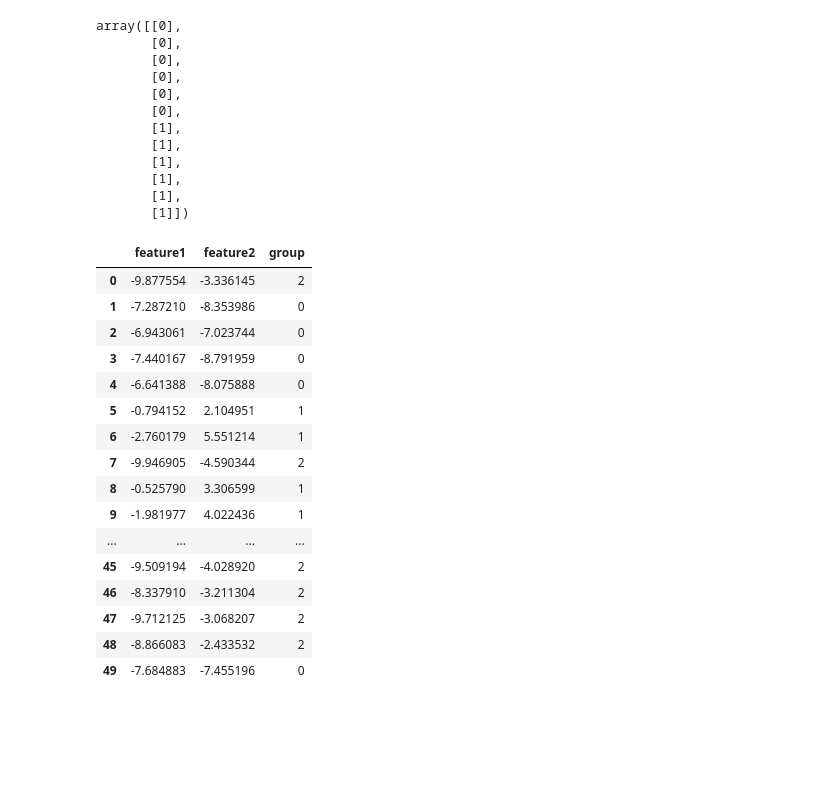
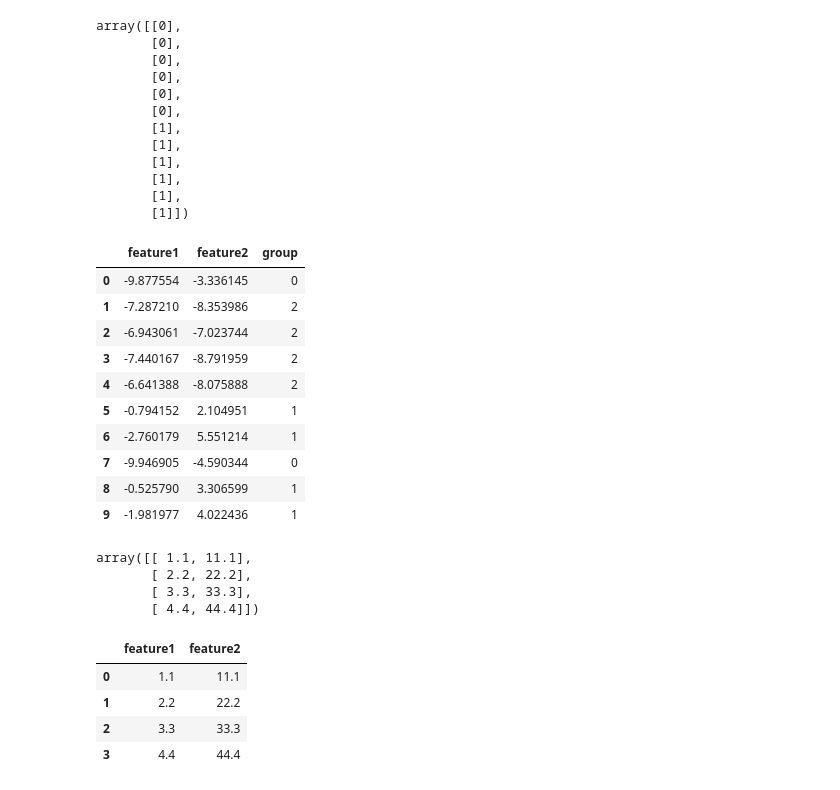
Before and after one commit to SamGombs20/DataAnalysisSample, a Jupyter notebook: code/handlingNumericalData.ipynb, the cells around one changed output. Drawn from its saved outputs; the diff is of its cells as text; code cells hidden in the pictures; blank space fills up the shorter version.

```diff
--- a/code/handlingNumericalData.ipynb
+++ b/code/handlingNumericalData.ipynb
@@ -186,27 +186,43 @@ array([[0],
 # %%
 #Grouping observations using clustering algorithms
 from sklearn.cluster import KMeans
 features, _ = make_blobs(n_samples=50, n_features=2, centers=3, random_state=1)
 df = pd.DataFrame(features, columns=['feature1', 'feature2'])
 cluster = KMeans(n_clusters=3)
 cluster.fit(features)
 df['group'] = cluster.predict(features)
-df
+df.head(10)
 # %% [output]
 |  | feature1 | feature2 | group |
-| 0 | -9.877554 | -3.336145 | 2 |
-| 1 | -7.287210 | -8.353986 | 0 |
-| 2 | -6.943061 | -7.023744 | 0 |
-| 3 | -7.440167 | -8.791959 | 0 |
-| 4 | -6.641388 | -8.075888 | 0 |
+| 0 | -9.877554 | -3.336145 | 0 |
+| 1 | -7.287210 | -8.353986 | 2 |
+| 2 | -6.943061 | -7.023744 | 2 |
+| 3 | -7.440167 | -8.791959 | 2 |
+| 4 | -6.641388 | -8.075888 | 2 |
 | 5 | -0.794152 | 2.104951 | 1 |
 | 6 | -2.760179 | 5.551214 | 1 |
-| 7 | -9.946905 | -4.590344 | 2 |
+| 7 | -9.946905 | -4.590344 | 0 |
 | 8 | -0.525790 | 3.306599 | 1 |
 | 9 | -1.981977 | 4.022436 | 1 |
-| ... | ... | ... | ... |
-| 45 | -9.509194 | -4.028920 | 2 |
-| 46 | -8.337910 | -3.211304 | 2 |
-| 47 | -9.712125 | -3.068207 | 2 |
-| 48 | -8.866083 | -2.433532 | 2 |
-| 49 | -7.684883 | -7.455196 | 0 |
+# %%
+#Deleting observations with missing values
+features = np.array([[1.1, 11.1],
+                     [2.2,22.2],
+                     [3.3,33.3],
+                     [4.4,44.4],
+                     [np.nan, 55]])
+features[~np.isnan(features).any(axis=1)]
+# %% [output]
+array([[ 1.1, 11.1],
+       [ 2.2, 22.2],
+       [ 3.3, 33.3],
+       [ 4.4, 44.4]])
+# %%
+df = pd.DataFrame(features, columns=['feature1', 'feature2'])
+df.dropna()
+# %% [output]
+|  | feature1 | feature2 |
+| 0 | 1.1 | 11.1 |
+| 1 | 2.2 | 22.2 |
+| 2 | 3.3 | 33.3 |
+| 3 | 4.4 | 44.4 |
```
